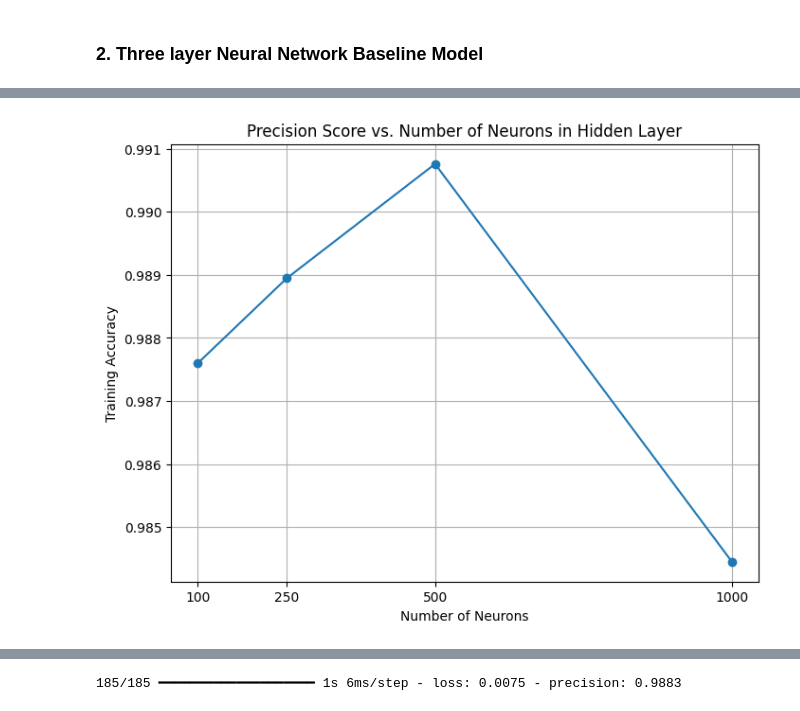
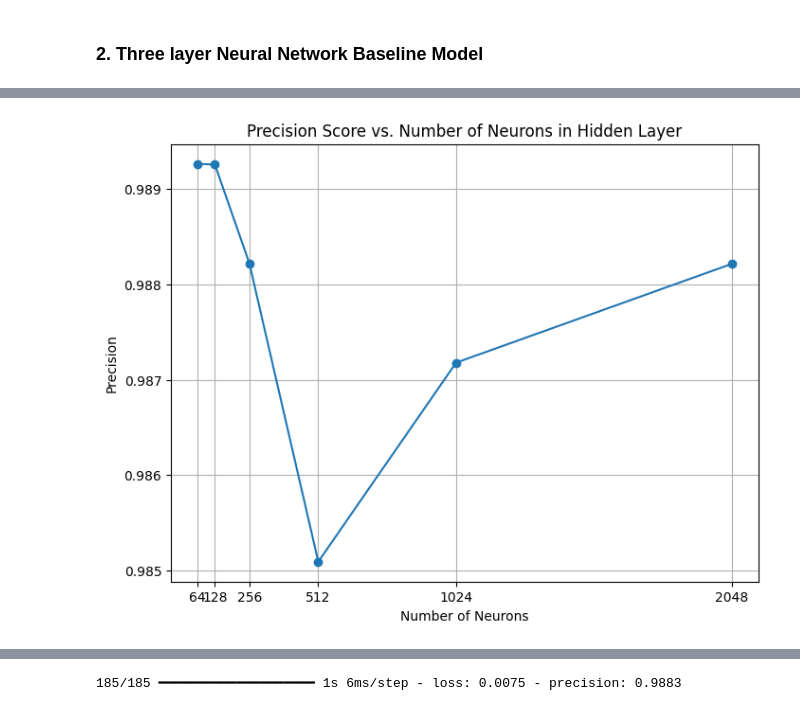
Before and after one commit to niak22/PythonProjects, a Jupyter notebook: CS985_ML/Relevance Classification/relevance.ipynb, the cells around one changed output, grey strips where cells are left out. Cells and saved outputs as stored; diff of their text form; code cells hidden in the pictures.

```diff
--- a/CS985_ML/Relevance Classification/relevance.ipynb
+++ b/CS985_ML/Relevance Classification/relevance.ipynb
@@ -279,7 +288,7 @@ print(X.shape, Y.shape)
 # %% [output]
 (19689, 20000) (19689,)
 # %%
-X_train, X_val, Y_train, Y_val = train_test_split(X, Y, test_size=0.3, random_state=42)
+X_train, X_val, Y_train, Y_val = train_test_split(X, Y, test_size=0.4, random_state=42)
 print(X_train.shape, Y_train.shape)
 print(X_val.shape, Y_val.shape)
 # %% [output]
@@ -292,15 +300,0 @@ print(X_val.shape, Y_val.shape)
-# %%
-from sklearn.linear_model import SGDClassifier
-from sklearn.metrics import precision_score, accuracy_score, recall_score, f1_score
-
-lr_clf = SGDClassifier(loss='log_loss', random_state=42)
-lr_clf.fit(X_train, Y_train)
-
-y_pred_train = lr_clf.predict(X_train)
-y_pred_test = lr_clf.predict(X_val)
-
-print("\nTraining Accuracy score:",accuracy_score(Y_train, y_pred_train))
-print("Validation Accuracy score:",accuracy_score(Y_val, y_pred_test))
-
-print("\nTraining precision score:",precision_score(Y_train, y_pred_train))
-print("Validation precision score:",precision_score(Y_val, y_pred_test))
@@ -323,21 +339,22 @@ from tensorflow.keras.layers import Dense
 def three_layer_nn(neurons):
     model = Sequential()
     model.add(Dense(neurons, input_shape=(20000,), activation='relu'))
-    model.add(Dense(100, activation='relu'))
+    model.add(Dense(500, activation='relu'))
     model.add(Dense(1, activation = 'sigmoid'))
 
     # Compile the model
     model.compile(loss='binary_crossentropy', optimizer='adam', metrics=['precision'])
     return model
 # %%
-list_of_neurons = [100, 250, 500, 1000]
+list_of_neurons = [64, 128, 256, 512, 1024, 2048]
+# list_of_neurons = [100, 250, 500, 1000]
 
 precisions = []
 
 for neurons in list_of_neurons:
     print(f'\nTraining model with {neurons} neurons in hidden layer')
     model = three_layer_nn(neurons)
-    model.fit(X_train, Y_train, epochs=10, batch_size=100)
+    model.fit(X_train, Y_train, epochs=10, batch_size=500, validation_data=(X_val, Y_val), shuffle=True)
     _, precision = model.evaluate(X_train, Y_train)
     precisions.append(precision)
 
@@ -364,12 +381,12 @@ Precision: 98.45
 # %%
 # Plotting
 plt.figure(figsize=(8, 6))
 plt.plot(list_of_neurons, precisions, marker='o')
 plt.title('Precision Score vs. Number of Neurons in Hidden Layer')
 plt.xlabel('Number of Neurons')
-plt.ylabel('Training Accuracy')
+plt.ylabel('Precision')
 plt.xticks(list_of_neurons)
 plt.grid(True)
 plt.show()
 # %% [output]
-[figure, old version]
+[figure, new version]
```
Also changed, not shown: parts of 44 cells of this notebook.
